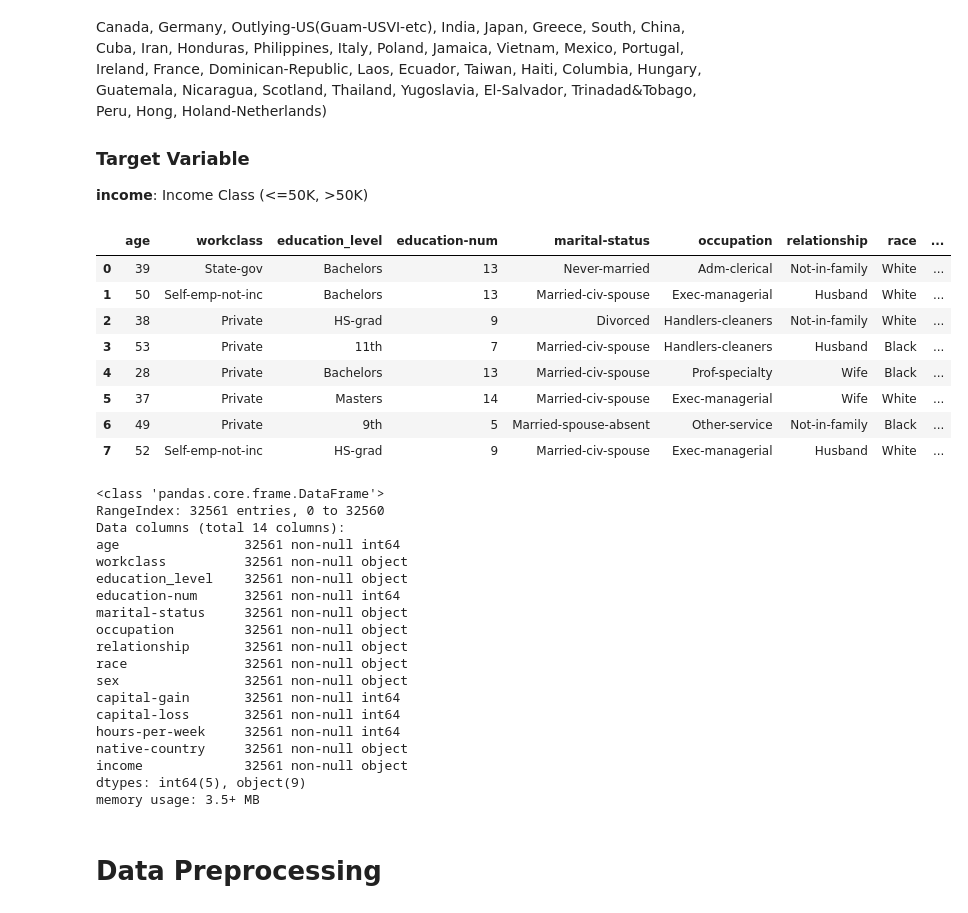
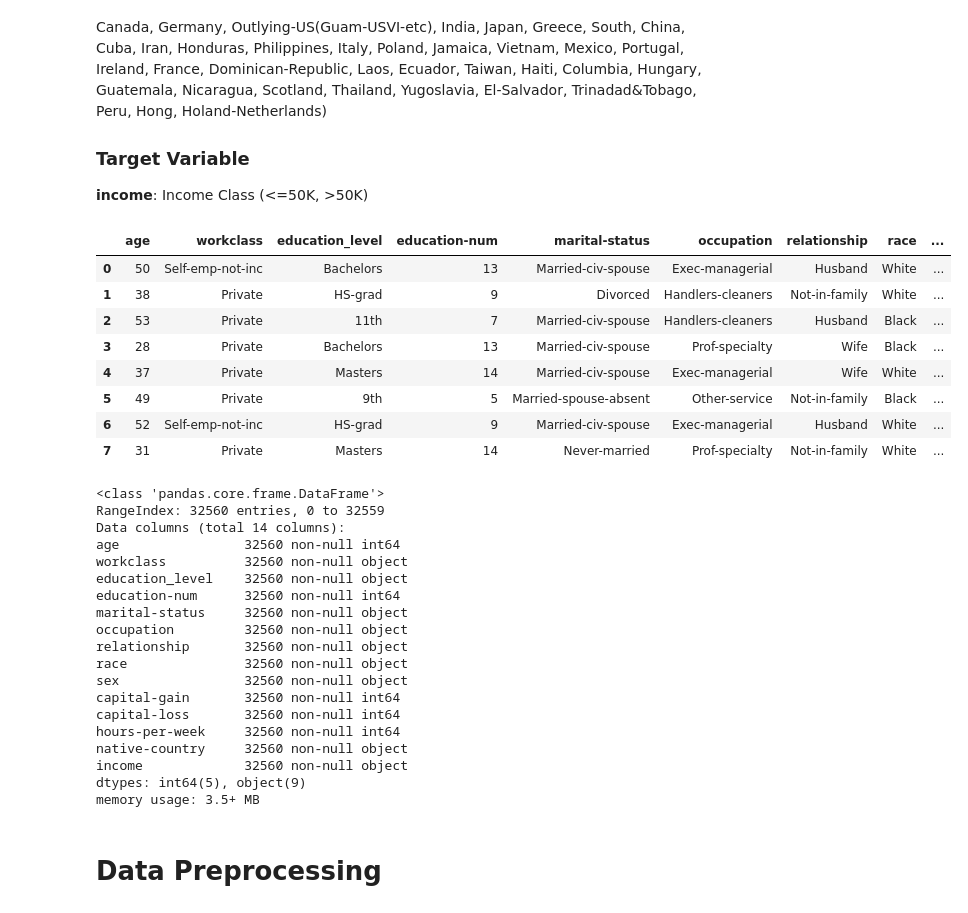
Before and after one commit to anidata/tutorials, a Jupyter notebook: data-engineering/Docker_census_data.ipynb, the cells around one changed output. Drawn from its saved outputs; the diff is of its cells as text; code cells hidden in the pictures.

```diff
--- a/data-engineering/Docker_census_data.ipynb
+++ b/data-engineering/Docker_census_data.ipynb
@@ -68,10 +71,4 @@ import requests
 orig_data.columns = ['age','workclass','fnlwgt','education_level','education-num','marital-status','occupation','relationship','race','sex','capital-gain','capital-loss','hours-per-week','native-country','income']
-# %%
-ics_census_income_url = (
-    "https://archive.ics.uci.edu/ml/machine-learning-databases/adult/adult.data")
-s=requests.get(ics_census_income_url).content
-orig_data=pd.read_csv(io.StringIO(s.decode('utf-8')))
-orig_data.columns = ['age','workclass','fnlwgt','education_level','education-num','marital-status','occupation','relationship','race','sex','capital-gain','capital-loss','hours-per-week','native-country','income']
 # %% [markdown]
 The modified census dataset consists of approximately 32,000 data points, with each datapoint having 13 features. This dataset is a modified version of the dataset published in the paper "Scaling Up the Accuracy of Naive-Bayes Classifiers: a Decision-Tree Hybrid", by Ron Kohavi. You may find this paper online, with the original dataset hosted on [UCI](https://archive.ics.uci.edu/ml/datasets/Census+Income).
 # %% [markdown]
@@ -113,37 +110,37 @@ The modified census dataset consists of approximately 32,000 data points, with e
 # %%
 # Drop "fnlwgt" from the dataset, because it does not contribute to predicting a persons income.
 orig_data = orig_data.drop(['fnlwgt'], axis=1)
-display(orig_data.head(n=8))
+orig_data.head(n=8)
 # %% [output]
 |  | age | workclass | education_level | education-num | marital-status | occupation | relationship | race | ... |
-| 0 | 39 | State-gov | Bachelors | 13 | Never-married | Adm-clerical | Not-in-family | White | ... |
-| 1 | 50 | Self-emp-not-inc | Bachelors | 13 | Married-civ-spouse | Exec-managerial | Husband | White | ... |
-| 2 | 38 | Private | HS-grad | 9 | Divorced | Handlers-cleaners | Not-in-family | White | ... |
-| 3 | 53 | Private | 11th | 7 | Married-civ-spouse | Handlers-cleaners | Husband | Black | ... |
-| 4 | 28 | Private | Bachelors | 13 | Married-civ-spouse | Prof-specialty | Wife | Black | ... |
-| 5 | 37 | Private | Masters | 14 | Married-civ-spouse | Exec-managerial | Wife | White | ... |
-| 6 | 49 | Private | 9th | 5 | Married-spouse-absent | Other-service | Not-in-family | Black | ... |
-| 7 | 52 | Self-emp-not-inc | HS-grad | 9 | Married-civ-spouse | Exec-managerial | Husband | White | ... |
+| 0 | 50 | Self-emp-not-inc | Bachelors | 13 | Married-civ-spouse | Exec-managerial | Husband | White | ... |
+| 1 | 38 | Private | HS-grad | 9 | Divorced | Handlers-cleaners | Not-in-family | White | ... |
+| 2 | 53 | Private | 11th | 7 | Married-civ-spouse | Handlers-cleaners | Husband | Black | ... |
+| 3 | 28 | Private | Bachelors | 13 | Married-civ-spouse | Prof-specialty | Wife | Black | ... |
+| 4 | 37 | Private | Masters | 14 | Married-civ-spouse | Exec-managerial | Wife | White | ... |
+| 5 | 49 | Private | 9th | 5 | Married-spouse-absent | Other-service | Not-in-family | Black | ... |
+| 6 | 52 | Self-emp-not-inc | HS-grad | 9 | Married-civ-spouse | Exec-managerial | Husband | White | ... |
+| 7 | 31 | Private | Masters | 14 | Never-married | Prof-specialty | Not-in-family | White | ... |
 # %%
 orig_data.info()
 # %% [output]
 <class 'pandas.core.frame.DataFrame'>
-RangeIndex: 32561 entries, 0 to 32560
+RangeIndex: 32560 entries, 0 to 32559
 Data columns (total 14 columns):
-age                32561 non-null int64
-workclass          32561 non-null object
-education_level    32561 non-null object
-education-num      32561 non-null int64
-marital-status     32561 non-null object
-occupation         32561 non-null object
-relationship       32561 non-null object
-race               32561 non-null object
-sex                32561 non-null object
-capital-gain       32561 non-null int64
-capital-loss       32561 non-null int64
-hours-per-week     32561 non-null int64
-native-country     32561 non-null object
-income             32561 non-null object
+age                32560 non-null int64
+workclass          32560 non-null object
+education_level    32560 non-null object
+education-num      32560 non-null int64
+marital-status     32560 non-null object
+occupation         32560 non-null object
+relationship       32560 non-null object
+race               32560 non-null object
+sex                32560 non-null object
+capital-gain       32560 non-null int64
+capital-loss       32560 non-null int64
+hours-per-week     32560 non-null int64
+native-country     32560 non-null object
+income             32560 non-null object
 dtypes: int64(5), object(9)
 memory usage: 3.5+ MB
 # %% [markdown]
```
Also changed, not shown: parts of 5 cells of this notebook, 1 other file.
